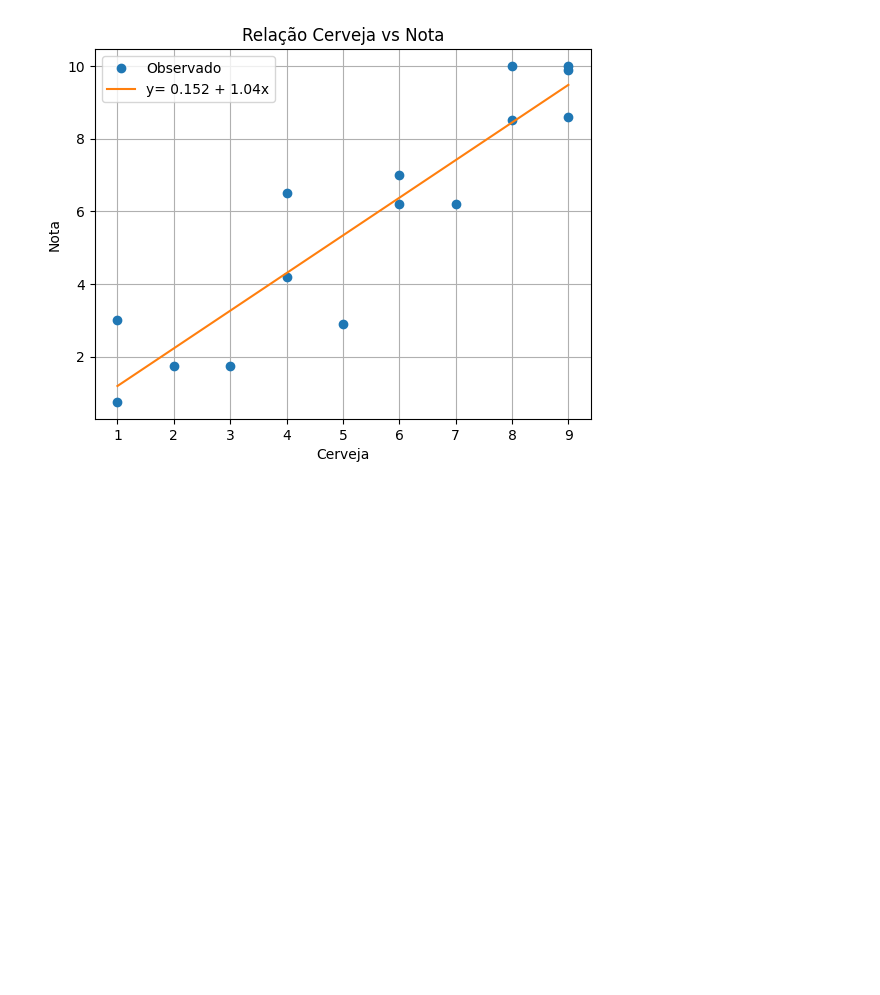
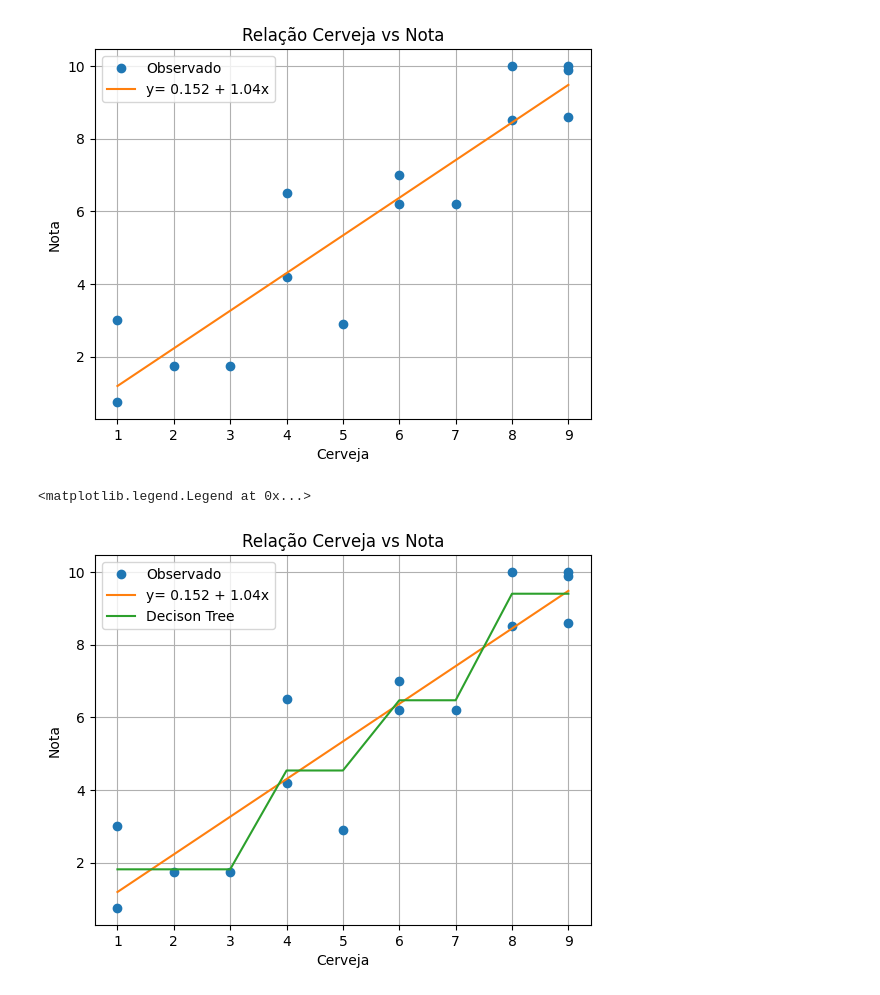
Before and after one commit to renancasalle/ml-4-poneis, a Jupyter notebook: regressao.ipynb, the cells around one changed output. Drawn from its saved outputs; the diff is of its cells as text; code cells hidden in the pictures; blank space fills up the shorter version.

```diff
--- a/regressao.ipynb
+++ b/regressao.ipynb
@@ -54,3 +54,27 @@ plt.legend(['Observado', f'y= {a:.3} + {b:.3}x'])
 # %% [output]
 <matplotlib.legend.Legend at 0x...>
 [figure]
+# %%
+from sklearn import tree
+
+tree = tree.DecisionTreeRegressor(random_state=43,
+                                  max_depth=2)
+
+tree.fit(X, y)
+predict_tree = tree.predict(X.drop_duplicates())
+
+plt.plot(X['cerveja'], y, 'o')
+plt.grid(True)
+plt.title("Relação Cerveja vs Nota")
+plt.xlabel("Cerveja")
+plt.ylabel("Nota")
+
+plt.plot(X.drop_duplicates()['cerveja'], predict)
+plt.plot(X.drop_duplicates()['cerveja'], predict_tree)
+
+plt.legend(['Observado',
+            f'y= {a:.3} + {b:.3}x',
+            'Decison Tree'])
+# %% [output]
+<matplotlib.legend.Legend at 0x...>
+[figure, added]
```
